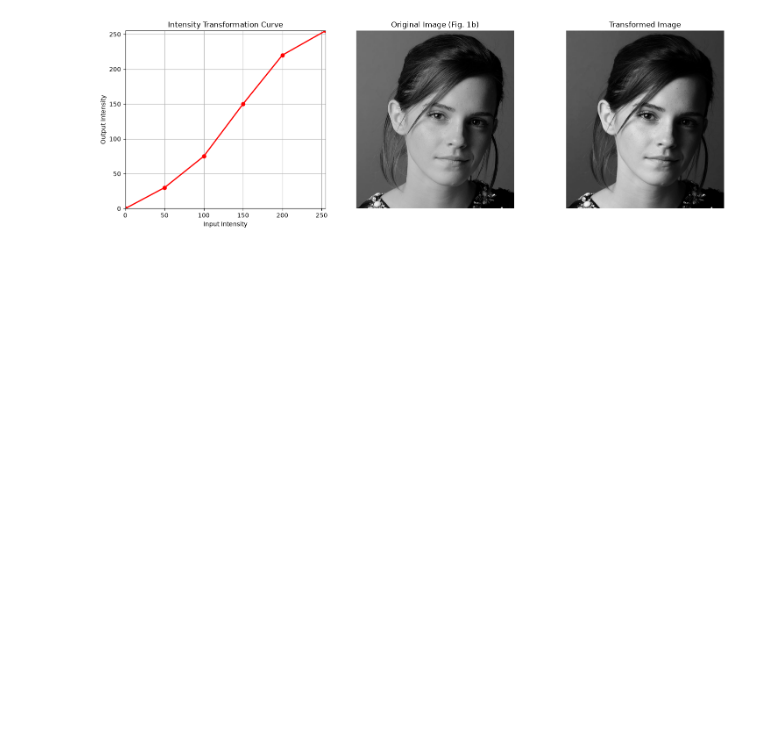
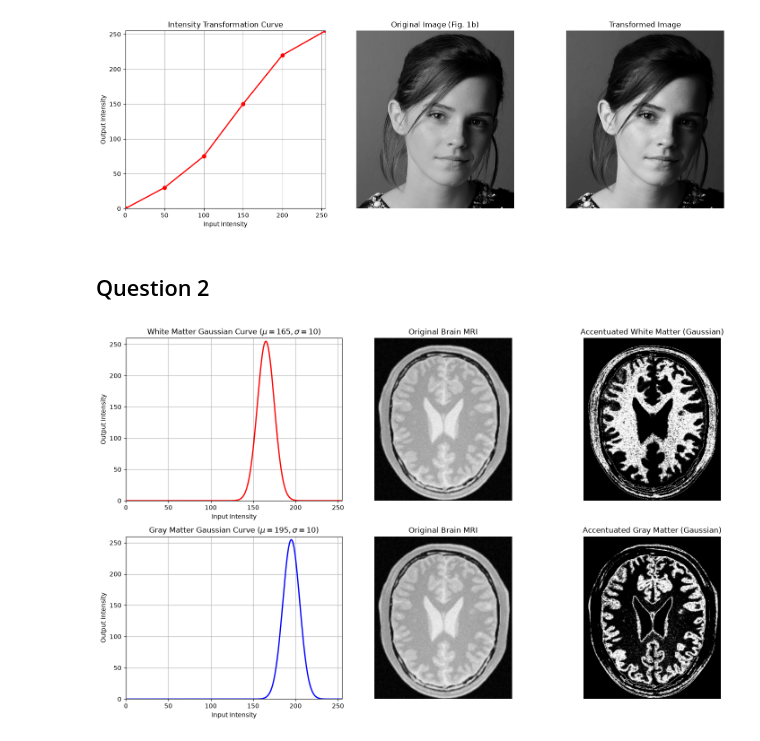
Before and after one commit to HirunaK/Intensity-Transformations-and-Neighborhood-Filtering, a Jupyter notebook: report.ipynb, the cells around one changed output. Saved outputs shown, nothing was run; the diff lists cells and outputs as text; code cells hidden in the pictures; blank space fills up the shorter version.

Commit message:
Question 2 done

```diff
--- a/report.ipynb
+++ b/report.ipynb
@@ -87,3 +88,57 @@ plt.tight_layout()
 plt.show()
 # %% [output]
 [figure]
+# %% [markdown]
+## Question 2
+# %%
+def gaussian_intensity_transform(im, mu, sigma):
+    x = im.astype(np.float32)
+    transformed = 255.0 * np.exp(-((x - mu)**2) / (2.0 * (sigma**2)))
+    return np.clip(transformed, 0, 255).astype(np.uint8)
+
+brain_im = cv.imread('images/fig2.png', cv.IMREAD_GRAYSCALE)
+
+mu_wm, sigma_wm = 165.0, 10.0
+wm_gaussian = gaussian_intensity_transform(brain_im, mu_wm, sigma_wm)
+
+mu_gm, sigma_gm = 195.0, 10.0
+gm_gaussian = gaussian_intensity_transform(brain_im, mu_gm, sigma_gm)
+
+x_vals = np.arange(0, 256)
+curve_wm = 255.0 * np.exp(-((x_vals - mu_wm)**2) / (2.0 * (sigma_wm**2)))
+curve_gm = 255.0 * np.exp(-((x_vals - mu_gm)**2) / (2.0 * (sigma_gm**2)))
+
+fig, axes = plt.subplots(2, 3, figsize=(15, 9))
+
+axes[0, 0].plot(x_vals, curve_wm, 'r-', linewidth=2)
+axes[0, 0].set_title(rf'White Matter Gaussian Curve ($\mu={int(mu_wm)}, \sigma={int(sigma_wm)}$)')
+axes[0, 0].set_xlabel('Input Intensity'); axes[0, 0].set_ylabel('Output Intensity')
+axes[0, 0].set_xlim([0, 255]); axes[0, 0].set_ylim([0, 260])
+axes[0, 0].grid(True)
+
+axes[0, 1].imshow(brain_im, cmap='gray', vmin=0, vmax=255)
+axes[0, 1].set_title('Original Brain MRI')
+axes[0, 1].axis('off')
+
+axes[0, 2].imshow(wm_gaussian, cmap='gray', vmin=0, vmax=255)
+axes[0, 2].set_title('Accentuated White Matter (Gaussian)')
+axes[0, 2].axis('off')
+
+axes[1, 0].plot(x_vals, curve_gm, 'b-', linewidth=2)
+axes[1, 0].set_title(rf'Gray Matter Gaussian Curve ($\mu={int(mu_gm)}, \sigma={int(sigma_gm)}$)')
+axes[1, 0].set_xlabel('Input Intensity'); axes[1, 0].set_ylabel('Output Intensity')
+axes[1, 0].set_xlim([0, 255]); axes[1, 0].set_ylim([0, 260])
+axes[1, 0].grid(True)
+
+axes[1, 1].imshow(brain_im, cmap='gray', vmin=0, vmax=255)
+axes[1, 1].set_title('Original Brain MRI')
+axes[1, 1].axis('off')
+
+axes[1, 2].imshow(gm_gaussian, cmap='gray', vmin=0, vmax=255)
+axes[1, 2].set_title('Accentuated Gray Matter (Gaussian)')
+axes[1, 2].axis('off')
+
+plt.tight_layout()
+plt.show()
+# %% [output]
+[figure, added]
```
Also changed, not shown: parts of 2 cells of this notebook, 1 other file.
